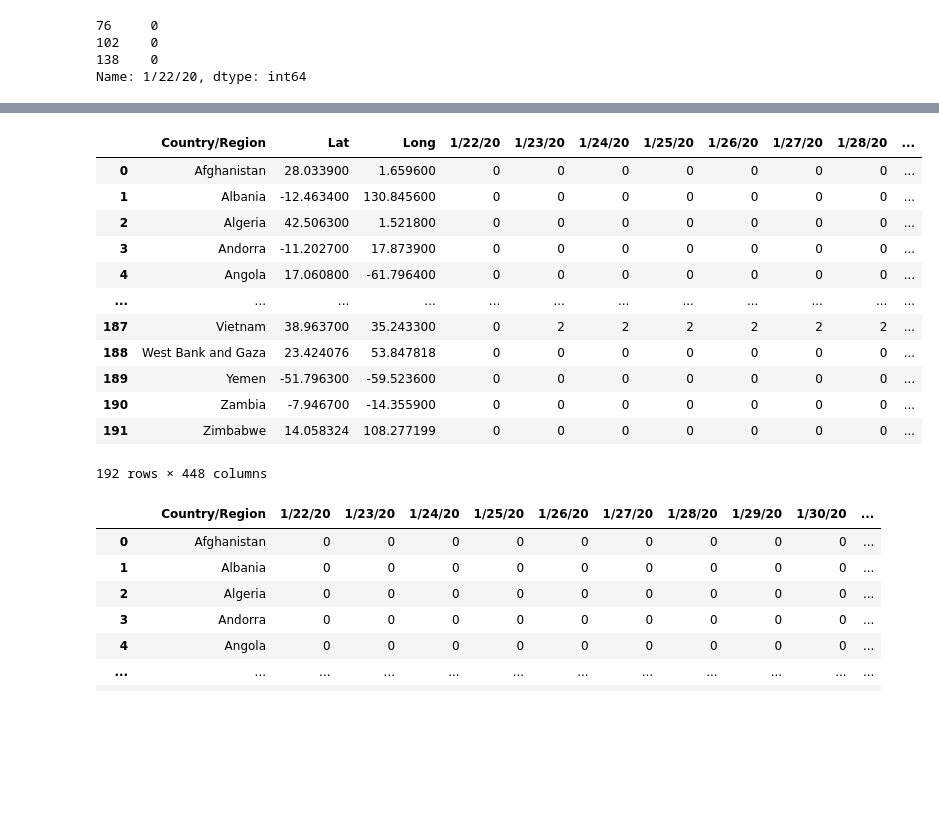
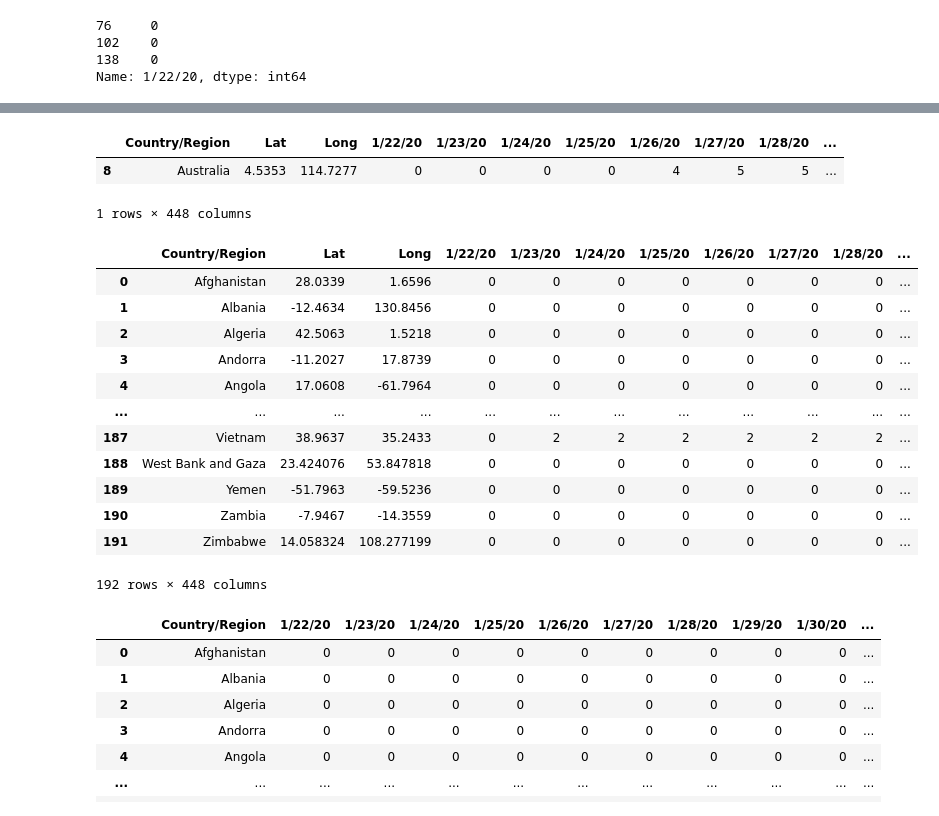
Before and after one commit to BorjaEACode/Mid_Course_Project, a Jupyter notebook: limpiezapruebas.ipynb, the cells around one changed output, grey strips where cells are left out. Saved outputs shown, nothing was run; the diff lists cells and outputs as text; code cells hidden in the pictures; blank space fills up the shorter version.

```diff
--- a/limpiezapruebas.ipynb
+++ b/limpiezapruebas.ipynb
@@ -268,14 +278,14 @@ for i in range(39,49):
 # %%
-#Canada 2
-for i in range(50,55):
+#Canada
+for i in range(39,54):
     data_aux = data_aux.drop(index=i)
-# %%
-#Australia 1
-for i in range(8,14):
-    data_aux = data_aux.drop(index=i)
 # %%
-#Australia 2
-data_aux = data_aux.drop(index=15)
+#Australia
+for i in range(8,15):
+    data_aux = data_aux.drop(index=i)
 # %%
 data_aux = data_aux.reset_index(drop=True)
+# %%
+for i in range(2,4):
+    data_aux.iloc[:,i] = data_aux.iloc[:,i].apply(pd.to_numeric)
 # %%
@@ -321,21 +358,27 @@ long_column = data_cleanish.pop("Long")
 data_cleanish.insert(1, "Lat", lat_column)
 data_cleanish.insert(2, "Long", long_column)
 # %%
-data_cleanish
+data_cleanish.loc[data_cleanish["Country/Region"] == "Australia"]
 # %% [output]
 |  | Country/Region | Lat | Long | 1/22/20 | 1/23/20 | 1/24/20 | 1/25/20 | 1/26/20 | 1/27/20 | 1/28/20 | ... |
-| 0 | Afghanistan | 28.033900 | 1.659600 | 0 | 0 | 0 | 0 | 0 | 0 | 0 | ... |
-| 1 | Albania | -12.463400 | 130.845600 | 0 | 0 | 0 | 0 | 0 | 0 | 0 | ... |
-| 2 | Algeria | 42.506300 | 1.521800 | 0 | 0 | 0 | 0 | 0 | 0 | 0 | ... |
-| 3 | Andorra | -11.202700 | 17.873900 | 0 | 0 | 0 | 0 | 0 | 0 | 0 | ... |
-| 4 | Angola | 17.060800 | -61.796400 | 0 | 0 | 0 | 0 | 0 | 0 | 0 | ... |
-| ... | ... | ... | ... | ... | ... | ... | ... | ... | ... | ... | ... |
-| 187 | Vietnam | 38.963700 | 35.243300 | 0 | 2 | 2 | 2 | 2 | 2 | 2 | ... |
-| 188 | West Bank and Gaza | 23.424076 | 53.847818 | 0 | 0 | 0 | 0 | 0 | 0 | 0 | ... |
-| 189 | Yemen | -51.796300 | -59.523600 | 0 | 0 | 0 | 0 | 0 | 0 | 0 | ... |
-| 190 | Zambia | -7.946700 | -14.355900 | 0 | 0 | 0 | 0 | 0 | 0 | 0 | ... |
-| 191 | Zimbabwe | 14.058324 | 108.277199 | 0 | 0 | 0 | 0 | 0 | 0 | 0 | ... |
+| 8 | Australia | 4.5353 | 114.7277 | 0 | 0 | 0 | 0 | 4 | 5 | 5 | ... |
-192 rows × 448 columns
+1 rows × 448 columns
+# %%
+data_cleanish
+# %% [output]
+|  | Country/Region | Lat | Long | 1/22/20 | 1/23/20 | 1/24/20 | 1/25/20 | 1/26/20 | 1/27/20 | 1/28/20 | ... |
+| 0 | Afghanistan | 28.0339 | 1.6596 | 0 | 0 | 0 | 0 | 0 | 0 | 0 | ... |
+| 1 | Albania | -12.4634 | 130.8456 | 0 | 0 | 0 | 0 | 0 | 0 | 0 | ... |
+| 2 | Algeria | 42.5063 | 1.5218 | 0 | 0 | 0 | 0 | 0 | 0 | 0 | ... |
+| 3 | Andorra | -11.2027 | 17.8739 | 0 | 0 | 0 | 0 | 0 | 0 | 0 | ... |
+| 4 | Angola | 17.0608 | -61.7964 | 0 | 0 | 0 | 0 | 0 | 0 | 0 | ... |
+| ... | ... | ... | ... | ... | ... | ... | ... | ... | ... | ... | ... |
+| 187 | Vietnam | 38.9637 | 35.2433 | 0 | 2 | 2 | 2 | 2 | 2 | 2 | ... |
+| 188 | West Bank and Gaza | 23.424076 | 53.847818 | 0 | 0 | 0 | 0 | 0 | 0 | 0 | ... |
+| 189 | Yemen | -51.7963 | -59.5236 | 0 | 0 | 0 | 0 | 0 | 0 | 0 | ... |
+| 190 | Zambia | -7.9467 | -14.3559 | 0 | 0 | 0 | 0 | 0 | 0 | 0 | ... |
+| 191 | Zimbabwe | 14.058324 | 108.277199 | 0 | 0 | 0 | 0 | 0 | 0 | 0 | ... |
+192 rows × 448 columns
 # %%
 data_cleanish.pop("Lat")
 data_cleanish.pop("Long")
```
Also changed, not shown: parts of 23 cells of this notebook, 5 other files.
